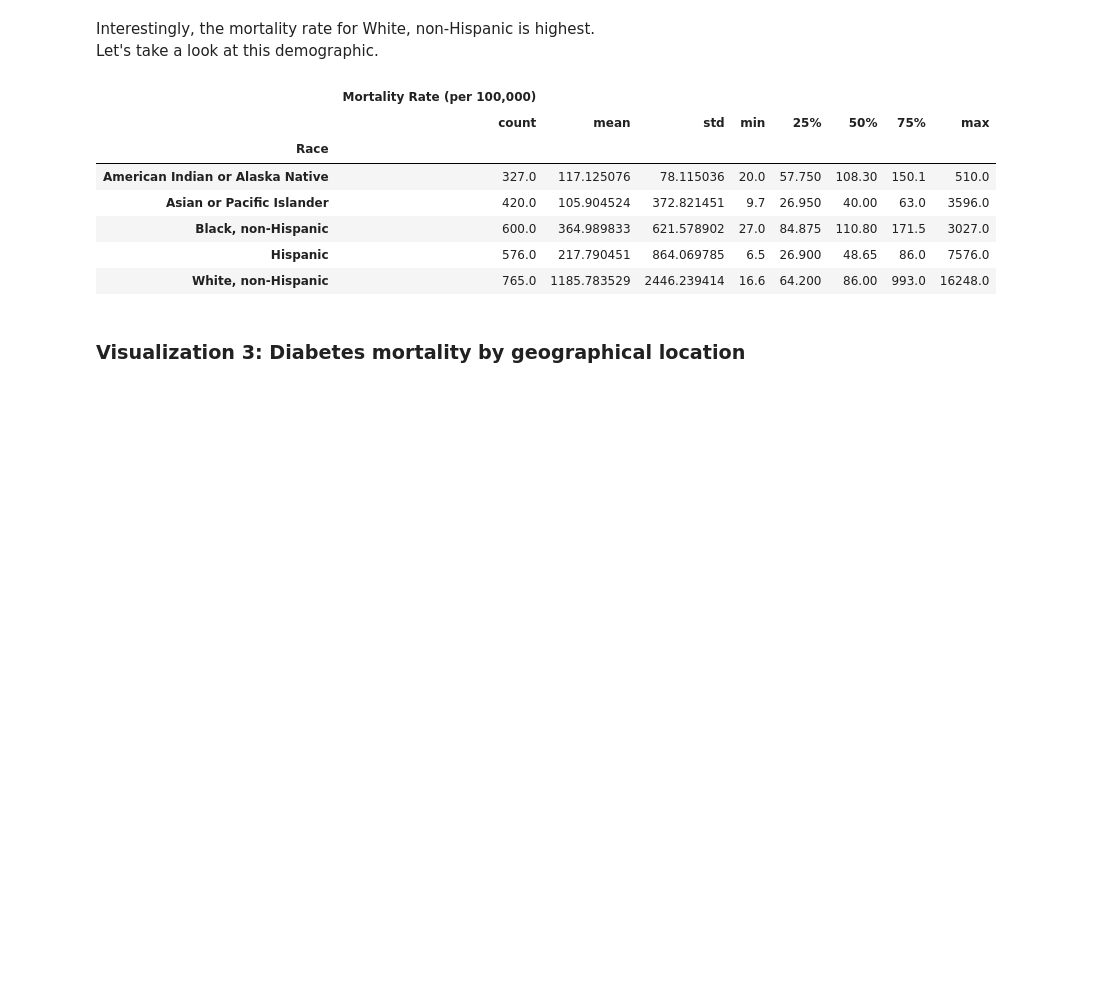
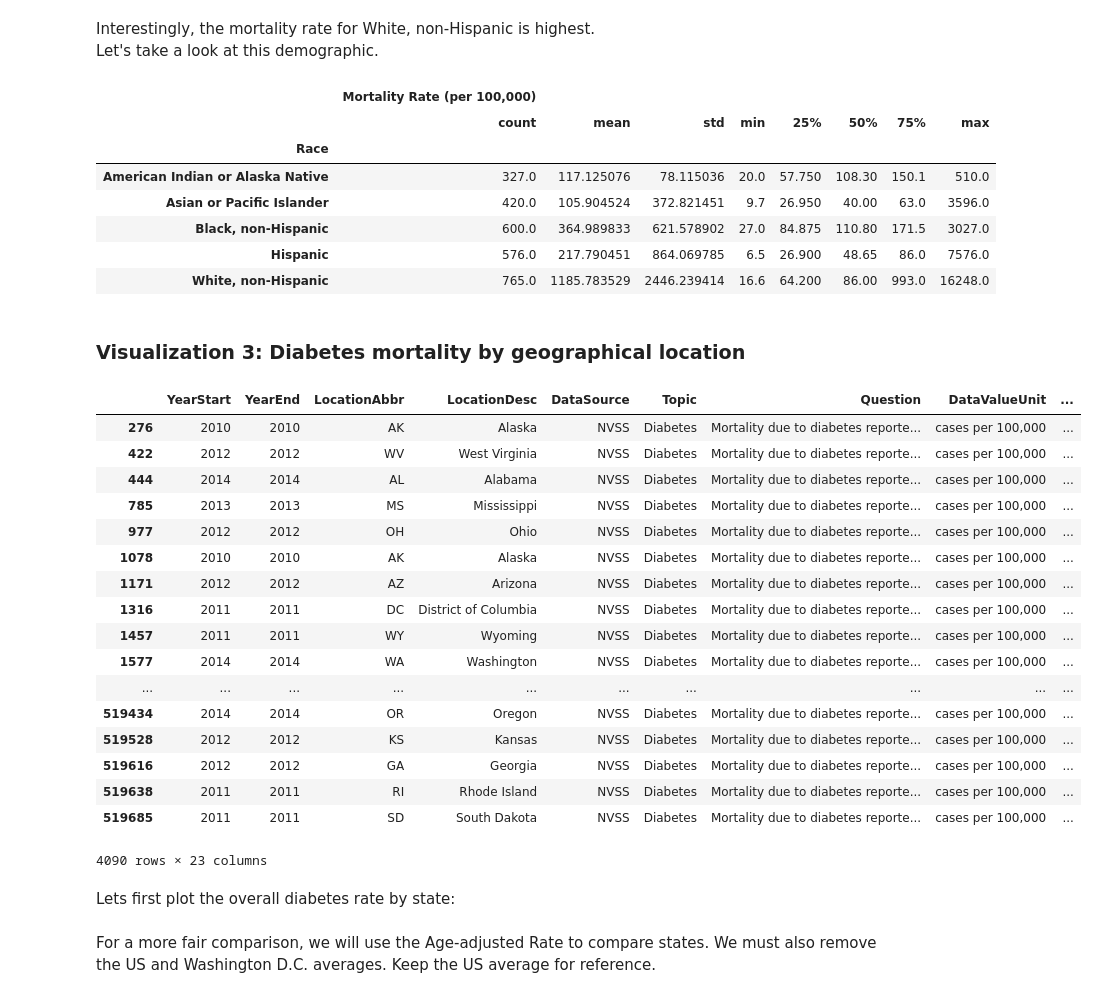
Before and after one commit to chinkevin/DataHacks2020, a Jupyter notebook: DataHacks2020-Science Track.ipynb, the cells around one changed output. Cells and saved outputs as stored; diff of their text form; code cells hidden in the pictures; blank space fills up the shorter version.

```diff
--- a/DataHacks2020-Science Track.ipynb
+++ b/DataHacks2020-Science Track.ipynb
@@ -371,0 +382,24 @@ diab_mortality = diabetes.loc[diabetes.QuestionID=='DIA1_1']
+# %%
+# we care more about proportion than count, so select cases per 100,000
+diab_mortality = diabetes.loc[(diabetes.QuestionID=='DIA1_1') & (diabetes.DataValueUnit=='cases per 100,000')]
+# %% [output]
+|  | YearStart | YearEnd | LocationAbbr | LocationDesc | DataSource | Topic | Question | DataValueUnit | ... |
+| 276 | 2010 | 2010 | AK | Alaska | NVSS | Diabetes | Mortality due to diabetes reporte... | cases per 100,000 | ... |
+| 422 | 2012 | 2012 | WV | West Virginia | NVSS | Diabetes | Mortality due to diabetes reporte... | cases per 100,000 | ... |
+| 444 | 2014 | 2014 | AL | Alabama | NVSS | Diabetes | Mortality due to diabetes reporte... | cases per 100,000 | ... |
+| 785 | 2013 | 2013 | MS | Mississippi | NVSS | Diabetes | Mortality due to diabetes reporte... | cases per 100,000 | ... |
+| 977 | 2012 | 2012 | OH | Ohio | NVSS | Diabetes | Mortality due to diabetes reporte... | cases per 100,000 | ... |
+| 1078 | 2010 | 2010 | AK | Alaska | NVSS | Diabetes | Mortality due to diabetes reporte... | cases per 100,000 | ... |
+| 1171 | 2012 | 2012 | AZ | Arizona | NVSS | Diabetes | Mortality due to diabetes reporte... | cases per 100,000 | ... |
+| 1316 | 2011 | 2011 | DC | District of Columbia | NVSS | Diabetes | Mortality due to diabetes reporte... | cases per 100,000 | ... |
+| 1457 | 2011 | 2011 | WY | Wyoming | NVSS | Diabetes | Mortality due to diabetes reporte... | cases per 100,000 | ... |
+| 1577 | 2014 | 2014 | WA | Washington | NVSS | Diabetes | Mortality due to diabetes reporte... | cases per 100,000 | ... |
+| ... | ... | ... | ... | ... | ... | ... | ... | ... | ... |
+| 519434 | 2014 | 2014 | OR | Oregon | NVSS | Diabetes | Mortality due to diabetes reporte... | cases per 100,000 | ... |
+| 519528 | 2012 | 2012 | KS | Kansas | NVSS | Diabetes | Mortality due to diabetes reporte... | cases per 100,000 | ... |
+| 519616 | 2012 | 2012 | GA | Georgia | NVSS | Diabetes | Mortality due to diabetes reporte... | cases per 100,000 | ... |
+| 519638 | 2011 | 2011 | RI | Rhode Island | NVSS | Diabetes | Mortality due to diabetes reporte... | cases per 100,000 | ... |
+| 519685 | 2011 | 2011 | SD | South Dakota | NVSS | Diabetes | Mortality due to diabetes reporte... | cases per 100,000 | ... |
+4090 rows × 23 columns
+# %% [markdown]
+Lets first plot the overall diabetes rate by state:
@@ -371,0 +409,2 @@ diab_mortality = diabetes.loc[diabetes.QuestionID=='DIA1_1']
+# %% [markdown]
+For a more fair comparison, we will use the Age-adjusted Rate to compare states. We must also remove the US and Washington D.C. averages. Keep the US average for reference.
```
Also changed, not shown: parts of 22 cells of this notebook.
